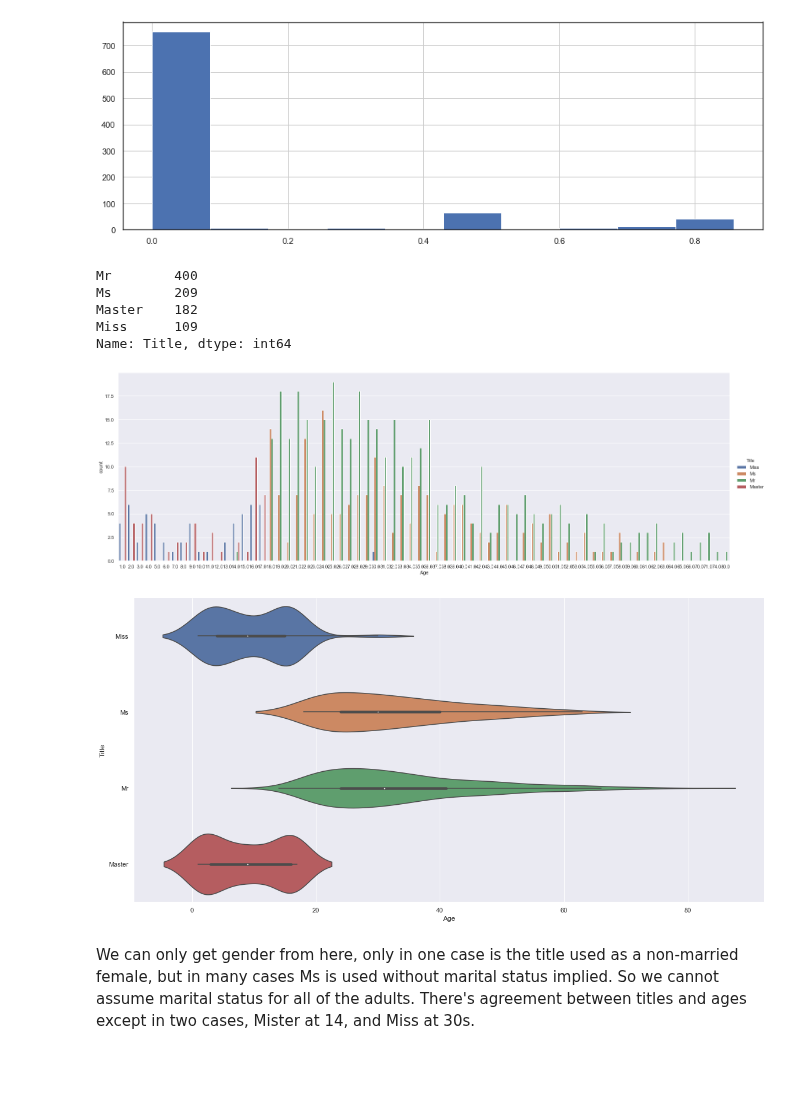
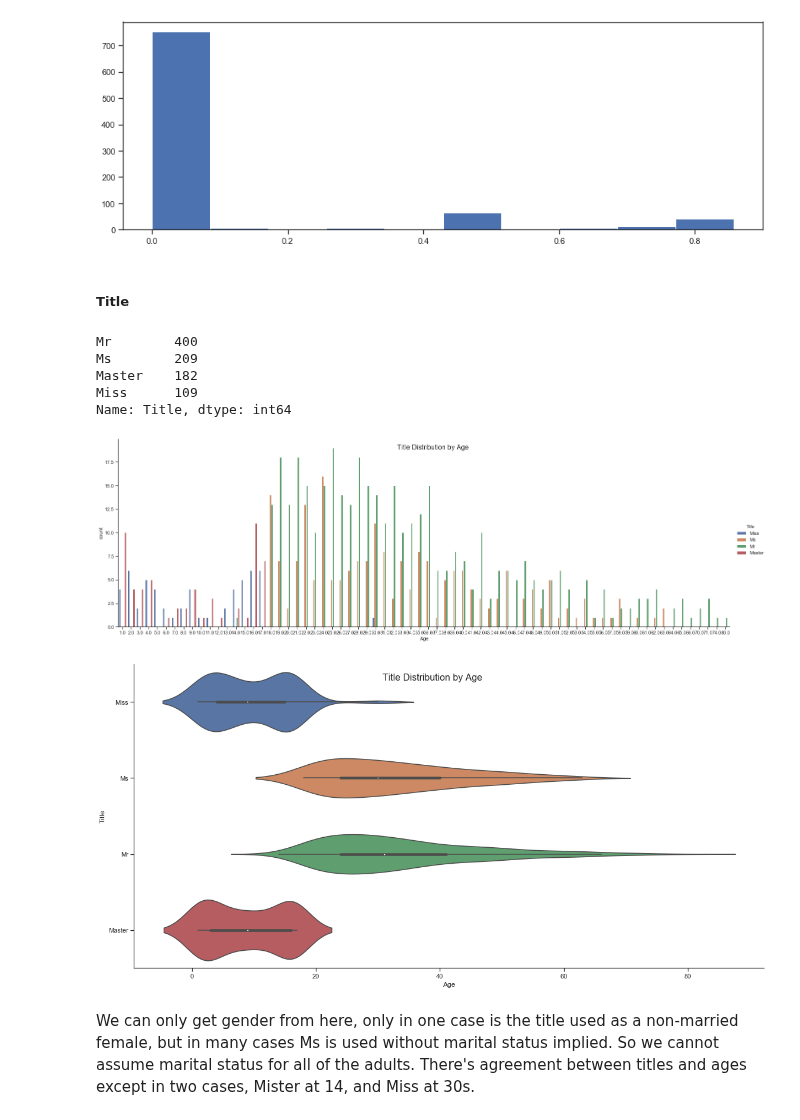
Before and after one commit to DavidSilva98/ML_project, a Jupyter notebook: group7.ipynb, the cells around one changed output. Cells and saved outputs as stored; diff of their text form; code cells hidden in the pictures; blank space fills up the shorter version.

```diff
--- a/group7.ipynb
+++ b/group7.ipynb
@@ -249,26 +249,23 @@ plt.show()
 # %% [markdown]
 ##### Explore Categorical and Low Cardinality Variables by Target
 # %%
-# data to plot
-plot_df = train_df[lc_c_features + ["Parents_Siblings_Infected", "Partner_Children_Infected"]]
-plot_features = ["Parents_Siblings_Infected", "Partner_Children_Infected"] + lc_c_features
+def categorical_cardinality_plot(df, features, title):
+    # figure and axes
+    fig, axes = plt.subplots(2, ceil(len(features)/2), figsize=(20,10))
 
-# figure and axes
-fig, axes = plt.subplots(2, ceil(len(plot_features)/2), figsize=(20,10))
+    # plot data
+    for ax, x in zip(axes.flatten(), features):
+        if x == "Deceased":
+            sns.countplot(x=x, hue="Deceased", order=[0, 1], data=df, ax=ax)
+        else:
+            sns.countplot(x=x, hue="Deceased", data=df, ax=ax)
+        ax.get_legend().remove()
 
-# plot data
-for ax, x in zip(axes.flatten(), plot_features):
-    if x == "Deceased":
-        sns.countplot(x=x, hue="Deceased", order=[0, 1], data=plot_df, ax=ax)
-    else:
-        sns.countplot(x=x, hue="Deceased", data=plot_df, ax=ax)
-    ax.get_legend().remove()
+    # Set legend (Deceased)
+    handles, _ = axes[0, 0].get_legend_handles_labels()
+    fig.legend(handles, ["non-deceased", "deceased"], loc=(0.07,0.91), title="Deceased", title_fontsize=12)
 
-# Set legend (Deceased)
-handles, _ = axes[0, 0].get_legend_handles_labels()
-fig.legend(handles, ["non-deceased", "deceased"], loc=(0.07,0.91), title="Deceased", title_fontsize=12)
+    plt.subplots_adjust(wspace=0.25)
+    plt.suptitle(title, y=0.95, fontsize=20)
 
-plt.subplots_adjust(wspace=0.25)
-plt.suptitle("Categorical/Low Cardinality Variables' Absolute Frequencies by Deceased", y=0.95, fontsize=20)
-
-plt.show()
+    plt.show()
@@ -589,6 +580,8 @@ X_train["Dead_infected_ratio_family"].hist()
 plt.show()
 # %% [output]
 [figure]
+# %% [markdown]
+##### Title
 # %%
 X_train["Title"].value_counts()
 # %% [output]
@@ -598,28 +591,25 @@ Master    182
 Miss      109
 Name: Title, dtype: int64
 # %%
-sns.set()
-
 sns.catplot(x="Age", hue="Title",
                data=X_train, kind="count",
                height=7, aspect=3)
 #sns.countplot(x="Age", hue="Title", data=X_train)
+plt.suptitle("Title Distribution by Age", y=0.95, fontsize=16)
 plt.show()
 # %% [output]
-[figure, old version]
+[figure, new version]
 # %%
-sns.set()
-
 ax= sns.catplot(
     data=X_train,
     y='Title',
     x='Age',
     kind='violin',
     height=8, aspect=2)
-
+plt.suptitle("Title Distribution by Age", y=0.95, fontsize=16)
 plt.show()
 # %% [output]
-[figure, old version]
+[figure, new version]
 # %% [markdown]
 We can only get gender from here, only in one case is the title used as a non-married female, but in many cases Ms is used without marital status implied. So we cannot assume marital status for all of the adults.
 There's agreement between titles and ages except in two cases, Mister at 14, and Miss at 30s.
```
Also changed, not shown: parts of 11 cells of this notebook.
